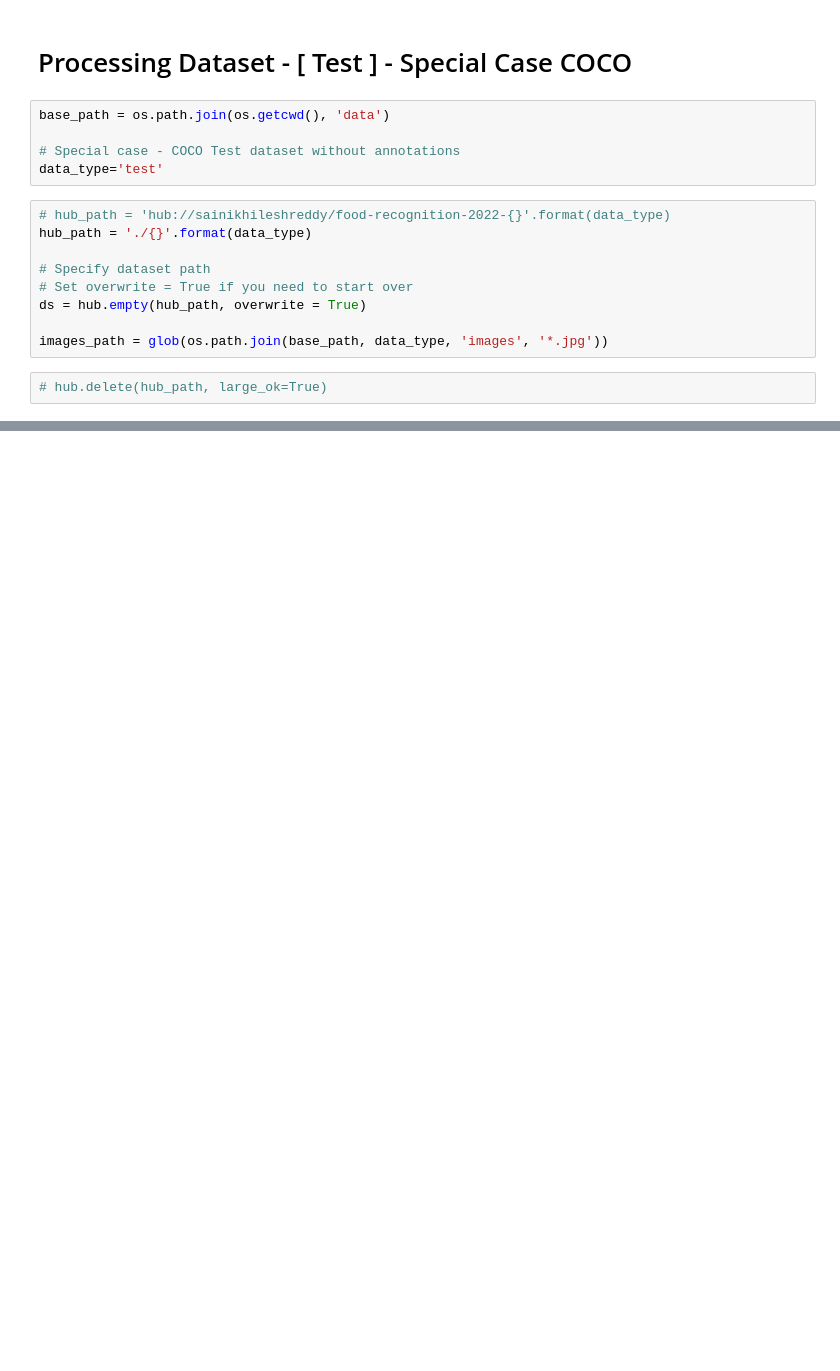
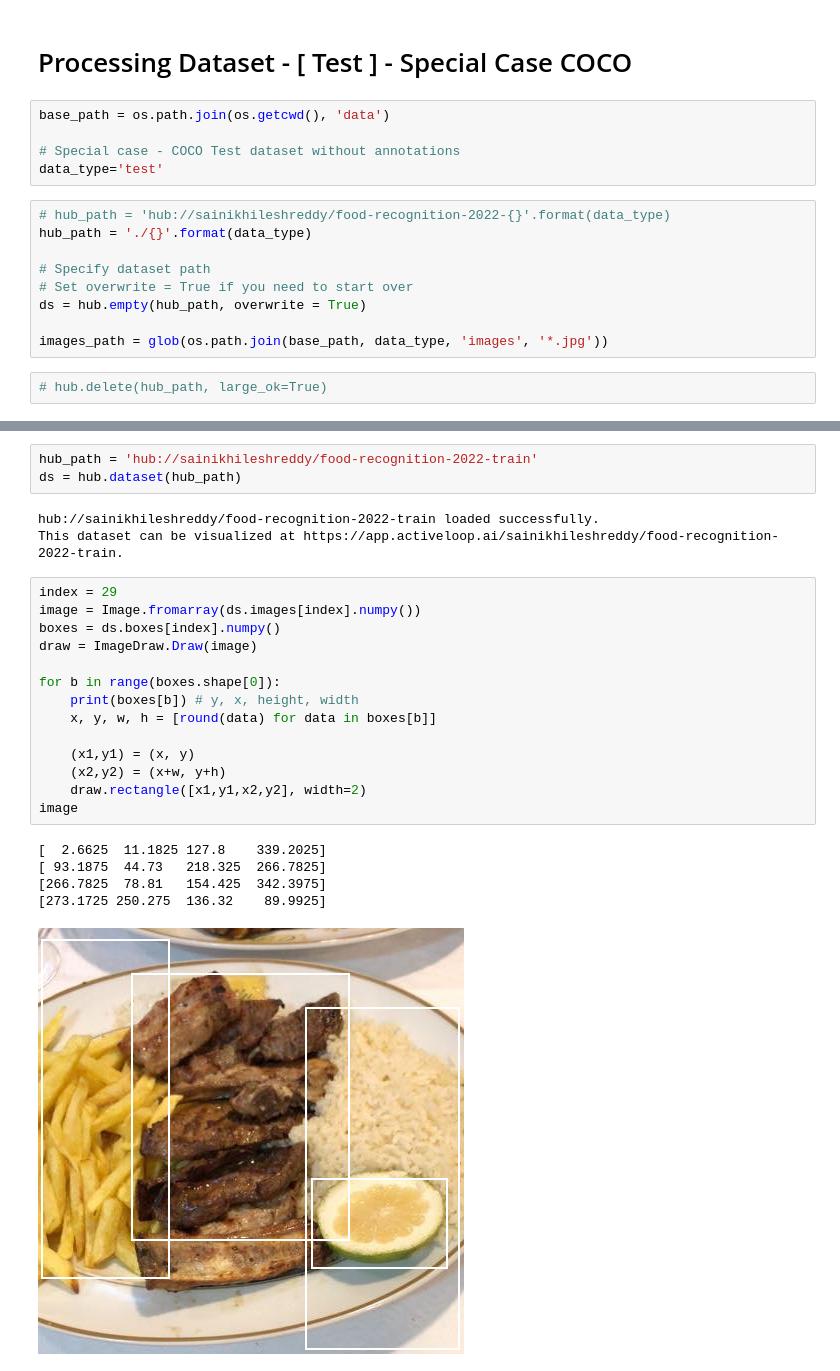
Before and after one commit to SaiNikhileshReddy/Food-Recognition-2022, a Jupyter notebook: data_upload.ipynb, the cells around one changed output, grey strips where cells are left out. Drawn from its saved outputs; the diff is of its cells as text; blank space fills up the shorter version.

Commit message:
Modified dataset structure

```diff
--- a/data_upload.ipynb
+++ b/data_upload.ipynb
@@ -293,0 +291,26 @@ Upload took 12.611701965332031 seconds for 2999 images
+# %%
+hub_path = 'hub://sainikhileshreddy/food-recognition-2022-train'
+ds = hub.dataset(hub_path)
+# %% [output]
+hub://sainikhileshreddy/food-recognition-2022-train loaded successfully.
+This dataset can be visualized at https://app.activeloop.ai/sainikhileshreddy/food-recognition-2022-train.
+# %%
+index = 29
+image = Image.fromarray(ds.images[index].numpy())
+boxes = ds.boxes[index].numpy()
+draw = ImageDraw.Draw(image)
+
+for b in range(boxes.shape[0]):
+    print(boxes[b]) # y, x, height, width
+    x, y, w, h = [round(data) for data in boxes[b]]
+
+    (x1,y1) = (x, y)
+    (x2,y2) = (x+w, y+h)
+    draw.rectangle([x1,y1,x2,y2], width=2)
+image
+# %% [output]
+[  2.6625  11.1825 127.8    339.2025]
+[ 93.1875  44.73   218.325  266.7825]
+[266.7825  78.81   154.425  342.3975]
+[273.1725 250.275  136.32    89.9925]
+[figure, added]
```
Also changed, not shown: parts of 11 cells of this notebook, 2 other files.
